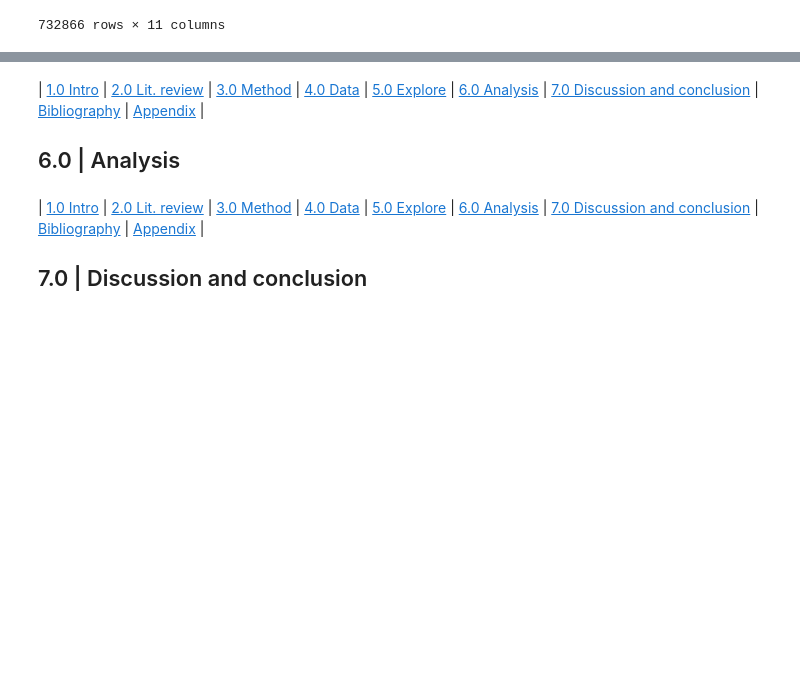
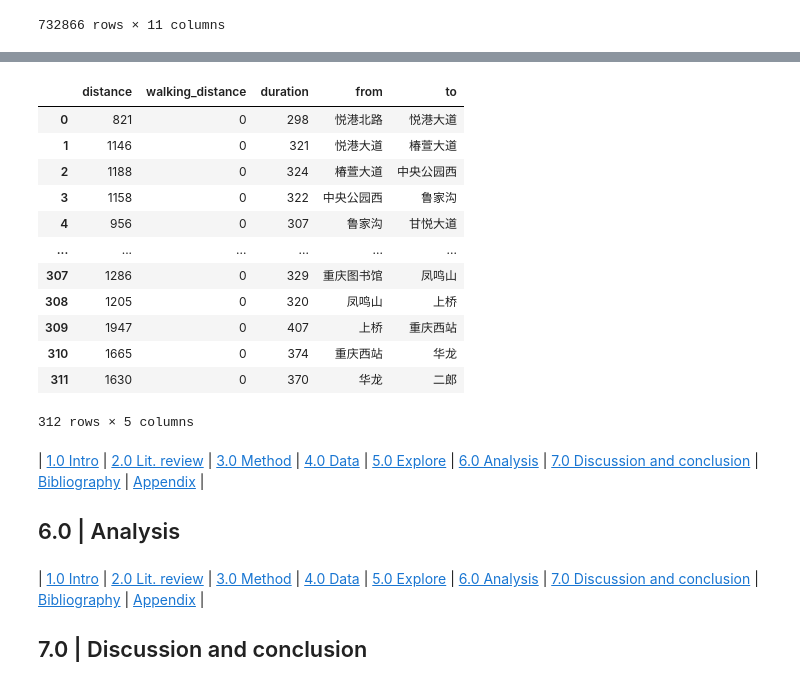
Before and after one commit to yiyansun/spatial-ds, a Jupyter notebook: code.ipynb, the cells around one changed output, grey strips where cells are left out. Drawn from its saved outputs; the diff is of its cells as text; code cells hidden in the pictures; blank space fills up the shorter version.

```diff
--- a/code.ipynb
+++ b/code.ipynb
@@ -319,0 +417,17 @@ metro_od.to_json('data/metro_od.json', orient='records')
+# %%
+mmetro = pd.read_csv('D:/CASApre/CASA06DSSS_assessment/data/od_metro2metro_result.csv')
+mmetro
+# %% [output]
+|  | distance | walking_distance | duration | from | to |
+| 0 | 821 | 0 | 298 | 悦港北路 | 悦港大道 |
+| 1 | 1146 | 0 | 321 | 悦港大道 | 椿萱大道 |
+| 2 | 1188 | 0 | 324 | 椿萱大道 | 中央公园西 |
+| 3 | 1158 | 0 | 322 | 中央公园西 | 鲁家沟 |
+| 4 | 956 | 0 | 307 | 鲁家沟 | 甘悦大道 |
+| ... | ... | ... | ... | ... | ... |
+| 307 | 1286 | 0 | 329 | 重庆图书馆 | 凤鸣山 |
+| 308 | 1205 | 0 | 320 | 凤鸣山 | 上桥 |
+| 309 | 1947 | 0 | 407 | 上桥 | 重庆西站 |
+| 310 | 1665 | 0 | 374 | 重庆西站 | 华龙 |
+| 311 | 1630 | 0 | 370 | 华龙 | 二郎 |
+312 rows × 5 columns
```
Also changed, not shown: parts of 12 cells of this notebook, 7 other files.
